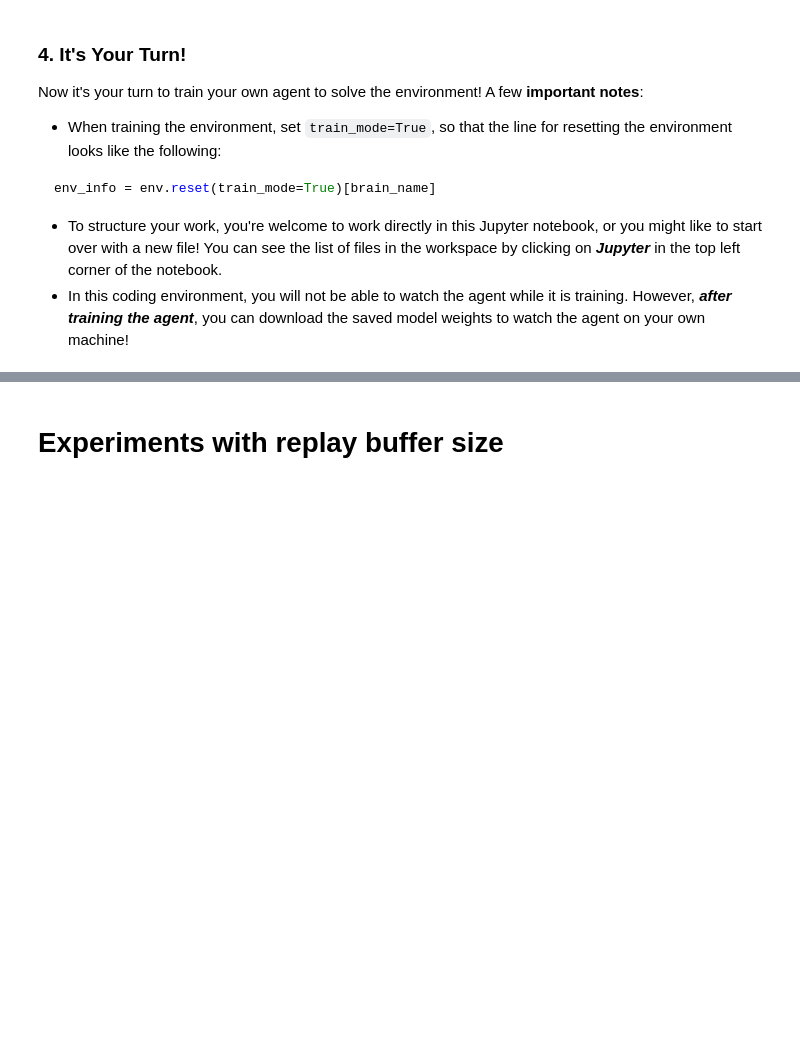
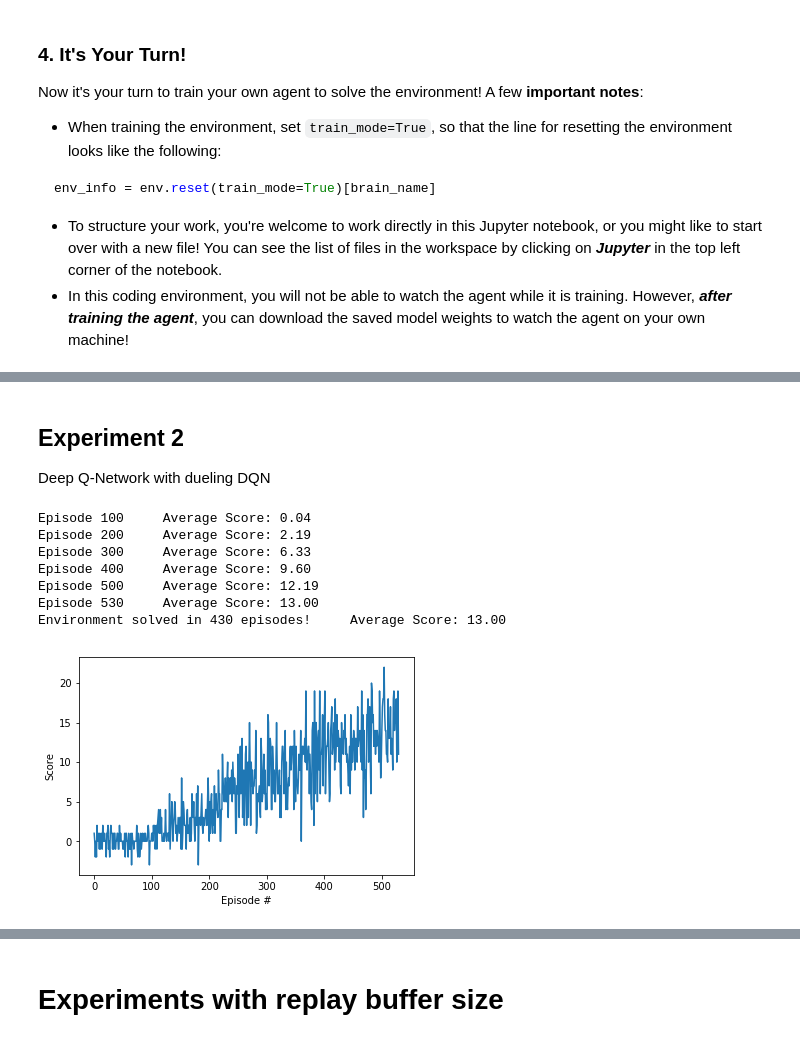
Before and after one commit to bkocis/DRLND_Pr_1_Navigation, a Jupyter notebook: Navigation.ipynb, the cells around one changed output, grey strips where cells are left out. Saved outputs shown, nothing was run; the diff lists cells and outputs as text; code cells hidden in the pictures; blank space fills up the shorter version.

```diff
--- a/Navigation.ipynb
+++ b/Navigation.ipynb
@@ -225,0 +203,17 @@ Environment solved in 373 episodes!     Average Score: 13.00
+# %% [markdown]
+## Experiment 2
+
+Deep Q-Network with dueling DQN
+# %%
+agent = Agent(state_size, action_size, seed=0, dueling=True, ddqn=False )
+
+scores = dqn('e2-dueling.pth'); plot_scores(scores)
+# %% [output]
+Episode 100     Average Score: 0.04
+Episode 200     Average Score: 2.19
+Episode 300     Average Score: 6.33
+Episode 400     Average Score: 9.60
+Episode 500     Average Score: 12.19
+Episode 530     Average Score: 13.00
+Environment solved in 430 episodes!     Average Score: 13.00
+[figure, added]
```
Also changed, not shown: parts of 26 cells of this notebook, 5 other files.
